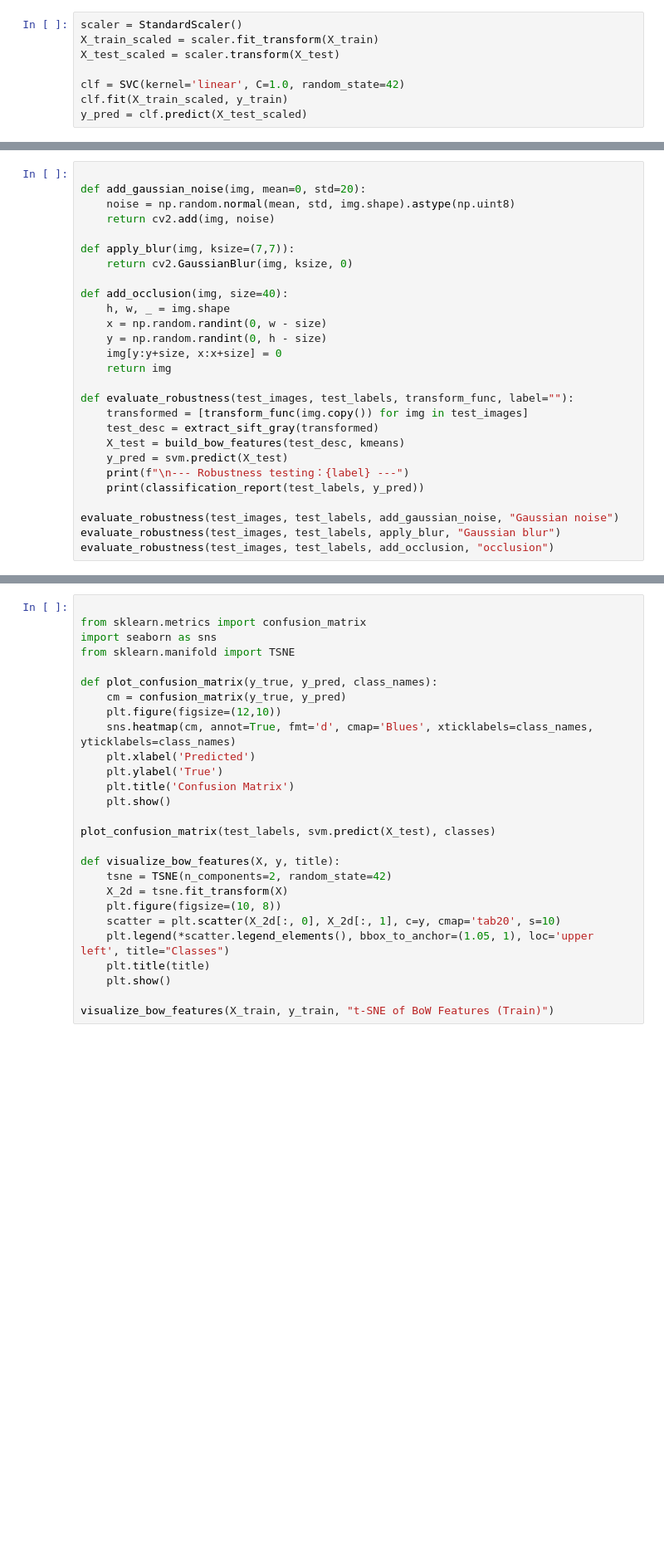
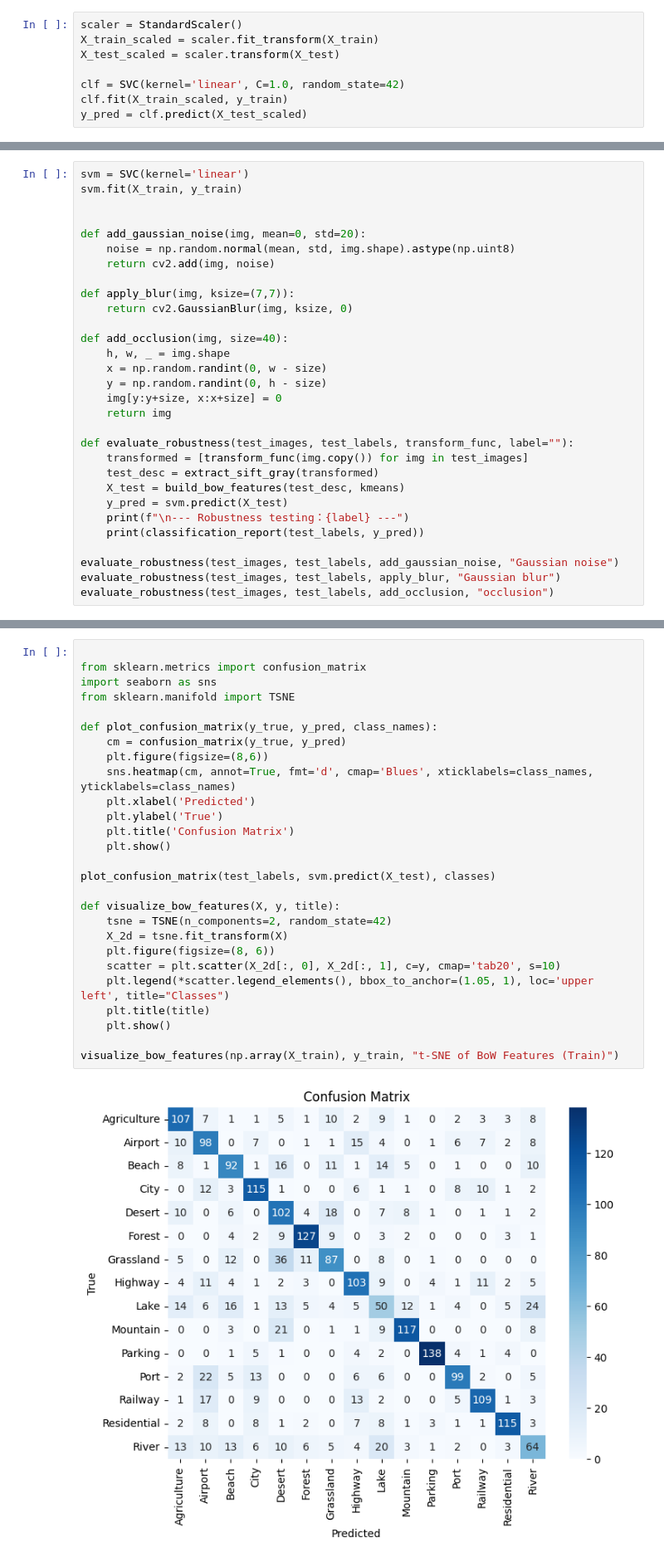
Before and after one commit to zzfqwq/9517-proj, a Jupyter notebook: SIFT_SVM_Robust_Augmented_Visual.ipynb, the cells around one changed output, grey strips where cells are left out. Shown at 83% size. Drawn from its saved outputs; the diff is of its cells as text; blank space fills up the shorter version.

```diff
--- a/SIFT_SVM_Robust_Augmented_Visual.ipynb
+++ b/SIFT_SVM_Robust_Augmented_Visual.ipynb
@@ -212,6 +213,9 @@ def load_images_with_augmentation(base_path):
                 test_labels.append(class_to_idx[cls_name])
     return train_images, train_labels, test_images, test_labels
 # %%
+svm = SVC(kernel='linear')
+svm.fit(X_train, y_train)
+
 
 def add_gaussian_noise(img, mean=0, std=20):
     noise = np.random.normal(mean, std, img.shape).astype(np.uint8)
@@ -241,27 +280,29 @@ evaluate_robustness(test_images, test_labels, add_occlusion, "occlusion")
 # %%
 
 from sklearn.metrics import confusion_matrix
 import seaborn as sns
 from sklearn.manifold import TSNE
 
 def plot_confusion_matrix(y_true, y_pred, class_names):
     cm = confusion_matrix(y_true, y_pred)
-    plt.figure(figsize=(12,10))
+    plt.figure(figsize=(8,6))
     sns.heatmap(cm, annot=True, fmt='d', cmap='Blues', xticklabels=class_names, yticklabels=class_names)
     plt.xlabel('Predicted')
     plt.ylabel('True')
     plt.title('Confusion Matrix')
     plt.show()
 
 plot_confusion_matrix(test_labels, svm.predict(X_test), classes)
 
 def visualize_bow_features(X, y, title):
     tsne = TSNE(n_components=2, random_state=42)
     X_2d = tsne.fit_transform(X)
-    plt.figure(figsize=(10, 8))
+    plt.figure(figsize=(8, 6))
     scatter = plt.scatter(X_2d[:, 0], X_2d[:, 1], c=y, cmap='tab20', s=10)
     plt.legend(*scatter.legend_elements(), bbox_to_anchor=(1.05, 1), loc='upper left', title="Classes")
     plt.title(title)
     plt.show()
 
-visualize_bow_features(X_train, y_train, "t-SNE of BoW Features (Train)")
+visualize_bow_features(np.array(X_train), y_train, "t-SNE of BoW Features (Train)")
+# %% [output]
+[figure, added]
```
Also changed, not shown: parts of 9 cells of this notebook.
